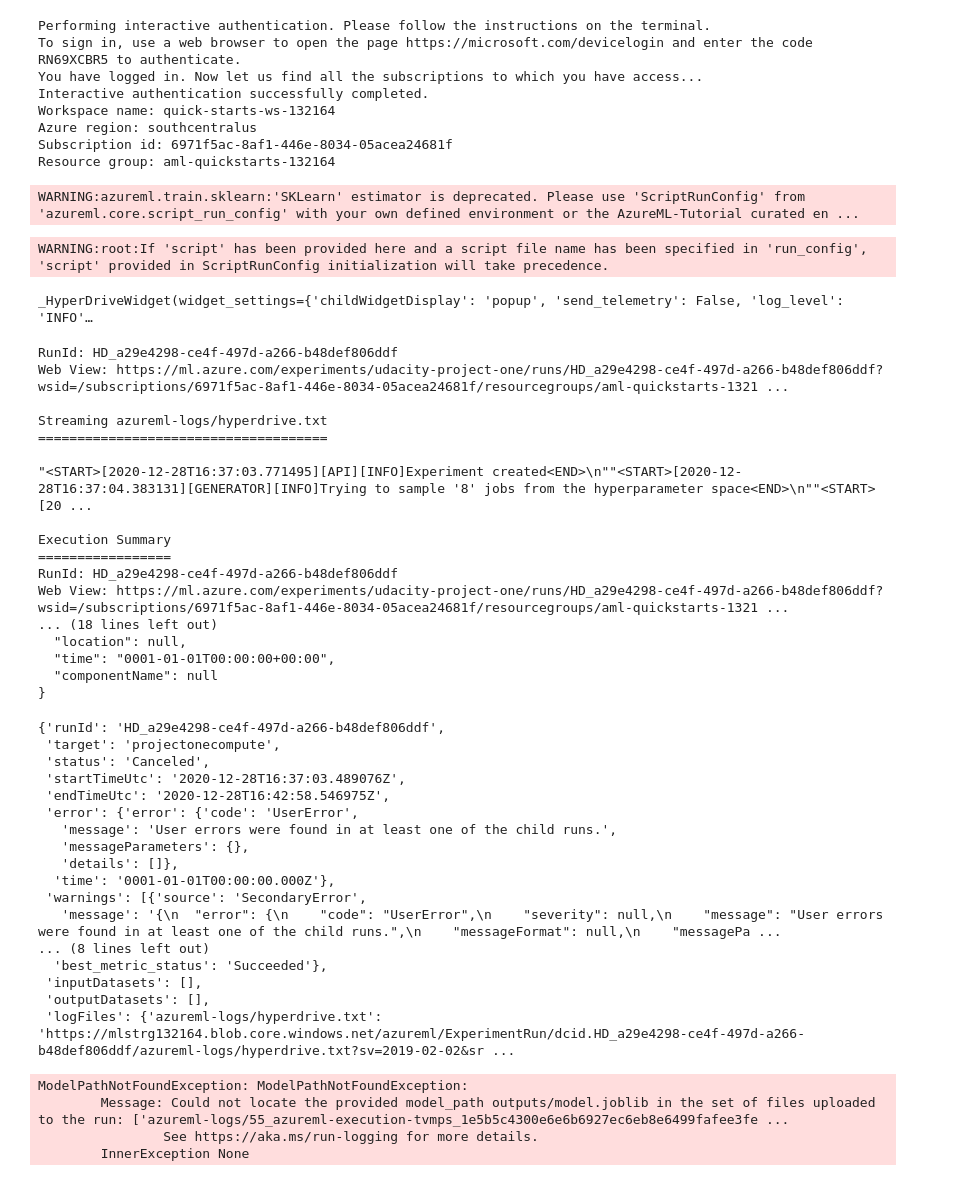
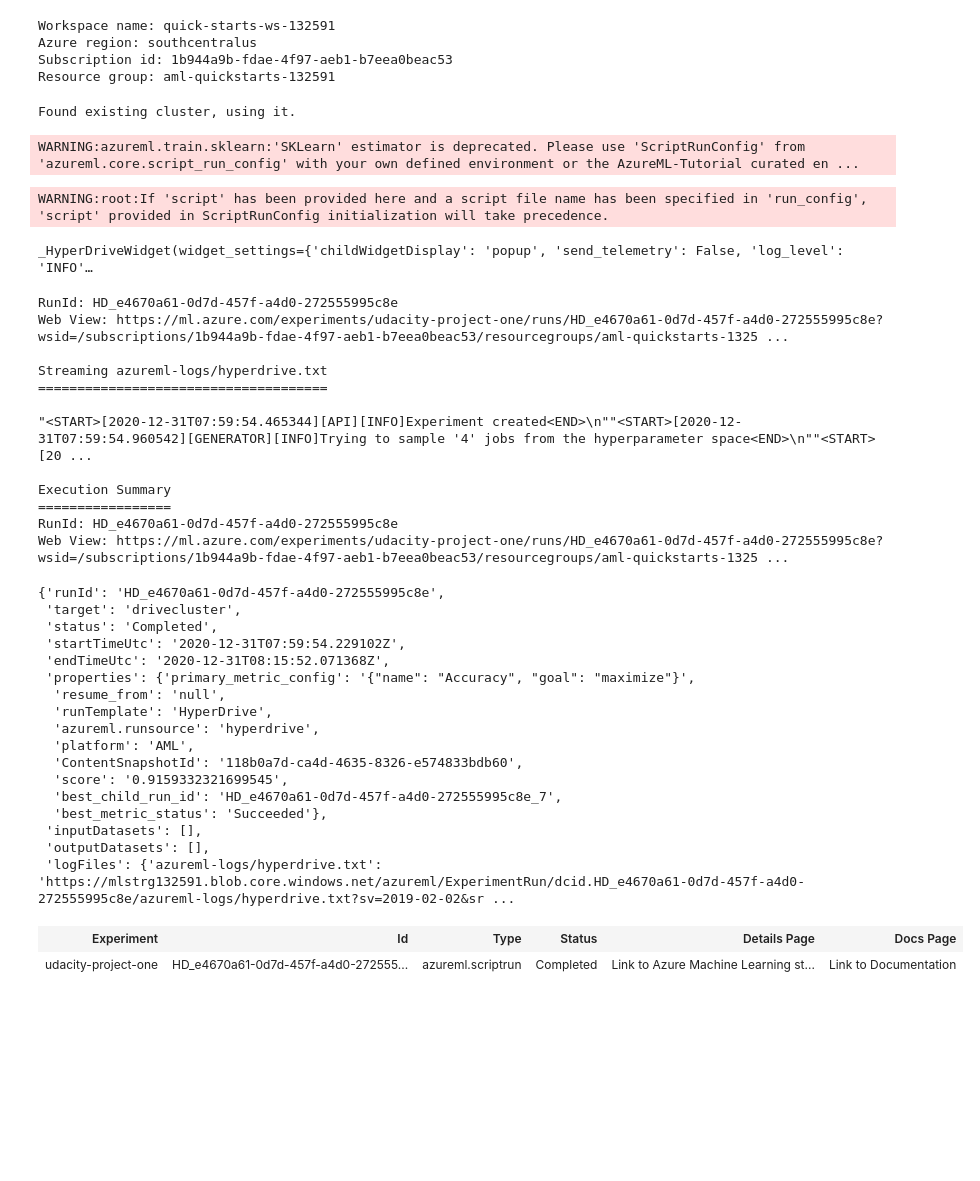
Before and after one commit to KMKnation/nd00333_AZMLND_Optimizing_a_Pipeline_in_Azure-Starter_Files, a Jupyter notebook: udacity-project.ipynb, the cells around one changed output. Cells and saved outputs as stored; diff of their text form; code cells hidden in the pictures; blank space fills up the shorter version.

Commit message:
fix: hyperparams and methods for automl

```diff
--- a/udacity-project.ipynb
+++ b/udacity-project.ipynb
@@ -1,7 +1,7 @@
 # %%
 from azureml.core import Workspace, Experiment
 
-ws = Workspace.get(name="quick-starts-ws-132164")
+ws = Workspace.get(name="quick-starts-ws-132591")
 exp = Experiment(workspace=ws, name="udacity-project-one")
 
 print('Workspace name: ' + ws.name,
@@ -11,14 +11,10 @@ print('Workspace name: ' + ws.name,
 
 run = exp.start_logging()
 # %% [output]
-Performing interactive authentication. Please follow the instructions on the terminal.
-To sign in, use a web browser to open the page https://microsoft.com/devicelogin and enter the code RN69XCBR5 to authenticate.
-You have logged in. Now let us find all the subscriptions to which you have access...
-Interactive authentication successfully completed.
-Workspace name: quick-starts-ws-132164
+Workspace name: quick-starts-ws-132591
 Azure region: southcentralus
-Subscription id: 6971f5ac-8af1-446e-8034-05acea24681f
-Resource group: aml-quickstarts-132164
+Subscription id: 1b944a9b-fdae-4f97-aeb1-b7eea0beac53
+Resource group: aml-quickstarts-132591
 # %%
 from azureml.core.compute import ComputeTarget, AmlCompute
 
@@ -27,8 +23,15 @@ from azureml.core.compute import ComputeTarget, AmlCompute
 # max_nodes should be no greater than 4.
 
 ### YOUR CODE HERE ###
-compute_target = ComputeTarget(ws, name='projectonecompute')
-# ami = AmlCompute(compute_target, name='aml-quickstarts-132164')
+cpu_cluster_name = 'drivecluster'
+try:
+    compute_target = ComputeTarget(workspace=ws, name=cpu_cluster_name)
+    print('Found existing cluster, using it.')
+except Exception as e:
+    compute_config = AmlCompute.provisioning_configuration(vm_size='STANDARD_D2_V2', max_nodes=4)
+    compute_target = ComputeTarget.create(ws, cpu_cluster_name, compute_config)
+# %% [output]
+Found existing cluster, using it.
 # %%
 from azureml.widgets import RunDetails
 from azureml.train.sklearn import SKLearn
@@ -61,8 +64,8 @@ hyperdrive_config = HyperDriveConfig(estimator=est,
                           policy=policy,
                           primary_metric_name='Accuracy',
                           primary_metric_goal=PrimaryMetricGoal.MAXIMIZE,
-                          max_total_runs=10,
-                          max_concurrent_runs=8)
+                          max_total_runs=20,
+                          max_concurrent_runs=4)
 # %% [output]
 WARNING:azureml.train.sklearn:'SKLearn' estimator is deprecated. Please use 'ScriptRunConfig' from 'azureml.core.script_run_config' with your own defined environment or the AzureML-Tutorial curated en ...
 # %%
@@ -76,54 +79,47 @@ hyperdrive_run.wait_for_completion(show_output=True)
 # %% [output]
 WARNING:root:If 'script' has been provided here and a script file name has been specified in 'run_config', 'script' provided in ScriptRunConfig initialization will take precedence.
 _HyperDriveWidget(widget_settings={'childWidgetDisplay': 'popup', 'send_telemetry': False, 'log_level': 'INFO'…
-RunId: HD_a29e4298-ce4f-497d-a266-b48def806ddf
-Web View: https://ml.azure.com/experiments/udacity-project-one/runs/HD_a29e4298-ce4f-497d-a266-b48def806ddf?wsid=/subscriptions/6971f5ac-8af1-446e-8034-05acea24681f/resourcegroups/aml-quickstarts-1321 ...
+RunId: HD_e4670a61-0d7d-457f-a4d0-272555995c8e
+Web View: https://ml.azure.com/experiments/udacity-project-one/runs/HD_e4670a61-0d7d-457f-a4d0-272555995c8e?wsid=/subscriptions/1b944a9b-fdae-4f97-aeb1-b7eea0beac53/resourcegroups/aml-quickstarts-1325 ...
 
 Streaming azureml-logs/hyperdrive.txt
 =====================================
 
-"<START>[2020-12-28T16:37:03.771495][API][INFO]Experiment created<END>\n""<START>[2020-12-28T16:37:04.383131][GENERATOR][INFO]Trying to sample '8' jobs from the hyperparameter space<END>\n""<START>[20 ...
+"<START>[2020-12-31T07:59:54.465344][API][INFO]Experiment created<END>\n""<START>[2020-12-31T07:59:54.960542][GENERATOR][INFO]Trying to sample '4' jobs from the hyperparameter space<END>\n""<START>[20 ...
 
 Execution Summary
 =================
-RunId: HD_a29e4298-ce4f-497d-a266-b48def806ddf
-Web View: https://ml.azure.com/experiments/udacity-project-one/runs/HD_a29e4298-ce4f-497d-a266-b48def806ddf?wsid=/subscriptions/6971f5ac-8af1-446e-8034-05acea24681f/resourcegroups/aml-quickstarts-1321 ...
-... (18 lines left out)
-  "location": null,
-  "time": "0001-01-01T00:00:00+00:00",
-  "componentName": null
-}
+RunId: HD_e4670a61-0d7d-457f-a4d0-272555995c8e
+Web View: https://ml.azure.com/experiments/udacity-project-one/runs/HD_e4670a61-0d7d-457f-a4d0-272555995c8e?wsid=/subscriptions/1b944a9b-fdae-4f97-aeb1-b7eea0beac53/resourcegroups/aml-quickstarts-1325 ...
-{'runId': 'HD_a29e4298-ce4f-497d-a266-b48def806ddf',
- 'target': 'projectonecompute',
- 'status': 'Canceled',
- 'startTimeUtc': '2020-12-28T16:37:03.489076Z',
- 'endTimeUtc': '2020-12-28T16:42:58.546975Z',
- 'error': {'error': {'code': 'UserError',
-   'message': 'User errors were found in at least one of the child runs.',
-   'messageParameters': {},
-   'details': []},
-  'time': '0001-01-01T00:00:00.000Z'},
- 'warnings': [{'source': 'SecondaryError',
-   'message': '{\n  "error": {\n    "code": "UserError",\n    "severity": null,\n    "message": "User errors were found in at least one of the child runs.",\n    "messageFormat": null,\n    "messagePa ...
-... (8 lines left out)
+{'runId': 'HD_e4670a61-0d7d-457f-a4d0-272555995c8e',
+ 'target': 'drivecluster',
+ 'status': 'Completed',
+ 'startTimeUtc': '2020-12-31T07:59:54.229102Z',
+ 'endTimeUtc': '2020-12-31T08:15:52.071368Z',
+ 'properties': {'primary_metric_config': '{"name": "Accuracy", "goal": "maximize"}',
+  'resume_from': 'null',
+  'runTemplate': 'HyperDrive',
+  'azureml.runsource': 'hyperdrive',
+  'platform': 'AML',
+  'ContentSnapshotId': '118b0a7d-ca4d-4635-8326-e574833bdb60',
+  'score': '0.9159332321699545',
+  'best_child_run_id': 'HD_e4670a61-0d7d-457f-a4d0-272555995c8e_7',
   'best_metric_status': 'Succeeded'},
  'inputDatasets': [],
  'outputDatasets': [],
- 'logFiles': {'azureml-logs/hyperdrive.txt': 'https://mlstrg132164.blob.core.windows.net/azureml/ExperimentRun/dcid.HD_a29e4298-ce4f-497d-a266-b48def806ddf/azureml-logs/hyperdrive.txt?sv=2019-02-02&sr ...
+ 'logFiles': {'azureml-logs/hyperdrive.txt': 'https://mlstrg132591.blob.core.windows.net/azureml/ExperimentRun/dcid.HD_e4670a61-0d7d-457f-a4d0-272555995c8e/azureml-logs/hyperdrive.txt?sv=2019-02-02&sr ...
 # %%
 import joblib
 # Get your best run and save the model from that run.
 
 best_run = hyperdrive_run.get_best_run_by_primary_metric()
 
 ### YOUR CODE HERE ###
-best_run.register_model(model_name='hyperdrive-best-model', model_path='./outputs/model.joblib')
-# best_run
+best_run.download_file("/outputs/model.joblib", "hyperdrive-best-model.joblib")
+best_run
 # %% [output]
-ModelPathNotFoundException: ModelPathNotFoundException:
-        Message: Could not locate the provided model_path outputs/model.joblib in the set of files uploaded to the run: ['azureml-logs/55_azureml-execution-tvmps_1e5b5c4300e6e6b6927ec6eb8e6499fafee3fe ...
-                See https://aka.ms/run-logging for more details.
-        InnerException None
+| Experiment | Id | Type | Status | Details Page | Docs Page |
+| udacity-project-one | HD_e4670a61-0d7d-457f-a4d0-272555... | azureml.scriptrun | Completed | Link to Azure Machine Learning st... | Link to Documentation |
 # %%
 from azureml.data.dataset_factory import TabularDatasetFactory
 
```
Also changed, not shown: parts of 6 cells of this notebook, 1 other file.
